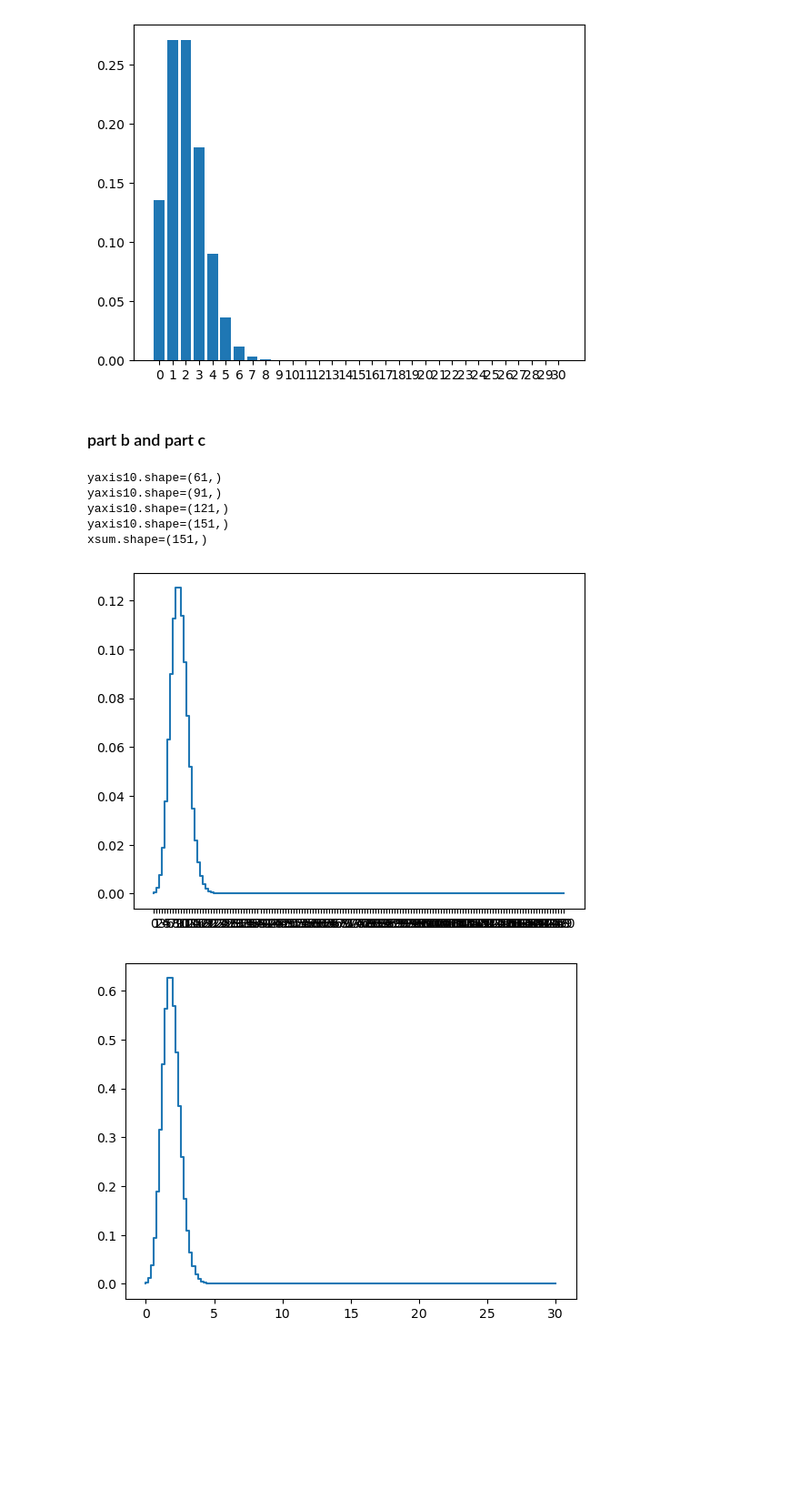
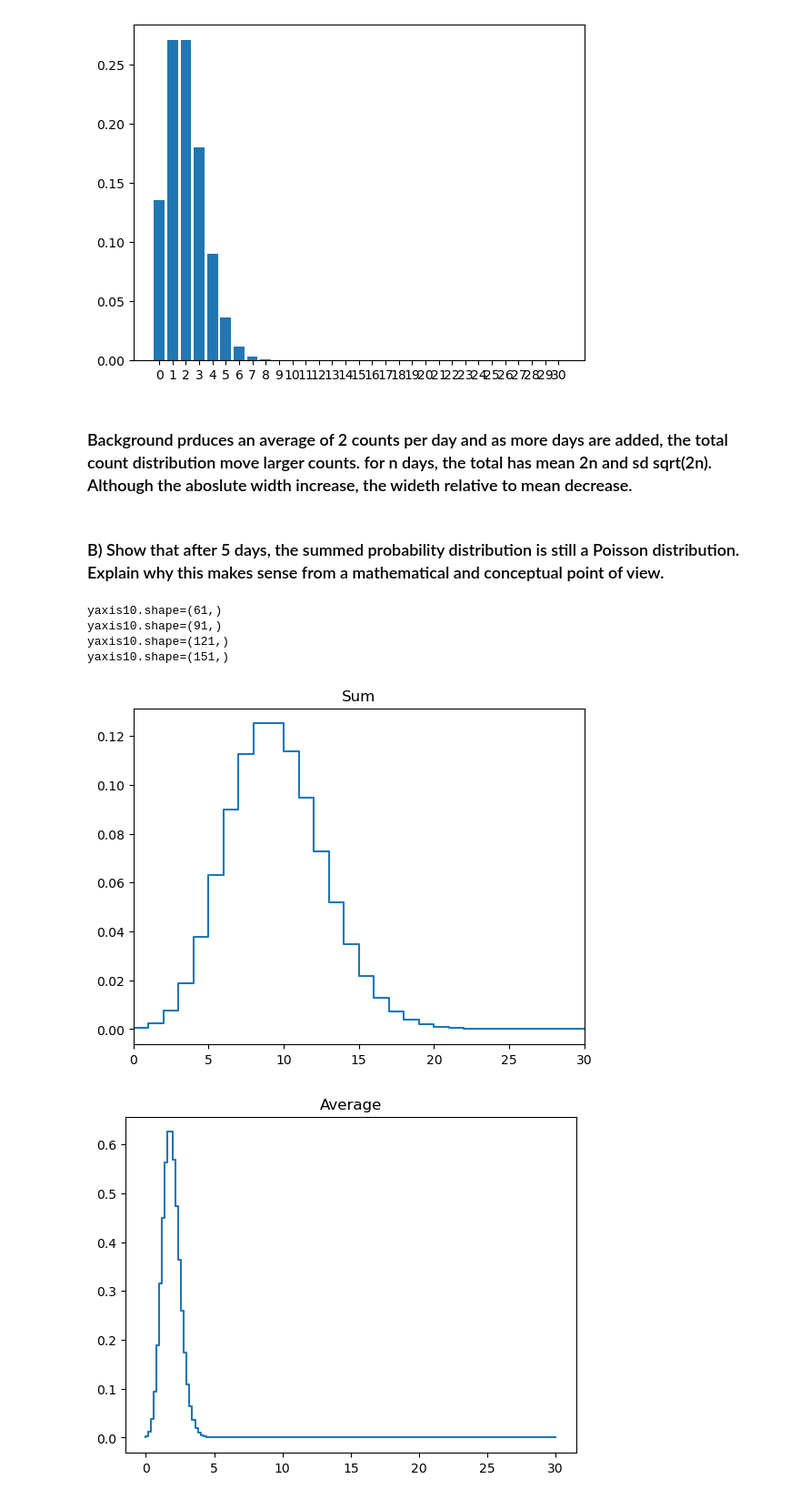
Before and after one commit to boyil8-hash/Lab_1, a Jupyter notebook: Lab2.ipynb, the cells around one changed output. Shown at 91% size. Drawn from its saved outputs; the diff is of its cells as text; code cells hidden in the pictures; blank space fills up the shorter version.

```diff
--- a/Lab2.ipynb
+++ b/Lab2.ipynb
@@ -24,32 +31,35 @@ plt.show()
  3.65952958e-18 2.92762366e-19 2.25201820e-20 1.66816163e-21
  1.19154402e-22 8.21754499e-24 5.47836332e-25]
 [figure]
+# %% [markdown]
+### Background prduces an average of 2 counts per day and as more days are added, the total count distribution move larger counts. for n days, the total has mean 2n and sd sqrt(2n). Although the aboslute width increase, the wideth relative to mean decrease.
 # %% [markdown]
-### part b and part c
+### B) Show that after 5 days, the summed probability distribution is still a Poisson distribution. Explain why this makes sense from a mathematical and conceptual point of view.
 # %%
 n =5
 yaxis10 = yaxis.copy()
 for i in range (n-1):
     yaxis10 = np.convolve(yaxis10, yaxis, mode='full')
     print(f"{yaxis10.shape=}")
 
 xsum= np.arange(0,151)
 xaverage = xsum/n # rescale
 
 fig, ax = plt.subplots(1, 1)
-print(f"{xsum.shape=}")
 ax.step(xsum, yaxis10)
-ax.set_xticks(xsum)
+ax.set_xlim(0,30)
+ax.set_xticks(np.arange(0,31,5))
+plt.title("Sum")
 plt.show()
 
 fig, ax = plt.subplots(1, 1)
 ax.step(xaverage, n*yaxis10)
+plt.title("Average")
 plt.show()
 # %% [output]
 yaxis10.shape=(61,)
 yaxis10.shape=(91,)
 yaxis10.shape=(121,)
 yaxis10.shape=(151,)
-xsum.shape=(151,)
-[figure, old version]
+[figure, new version]
-[figure, old version]
+[figure, new version]
```
Also changed, not shown: parts of 24 cells of this notebook.
